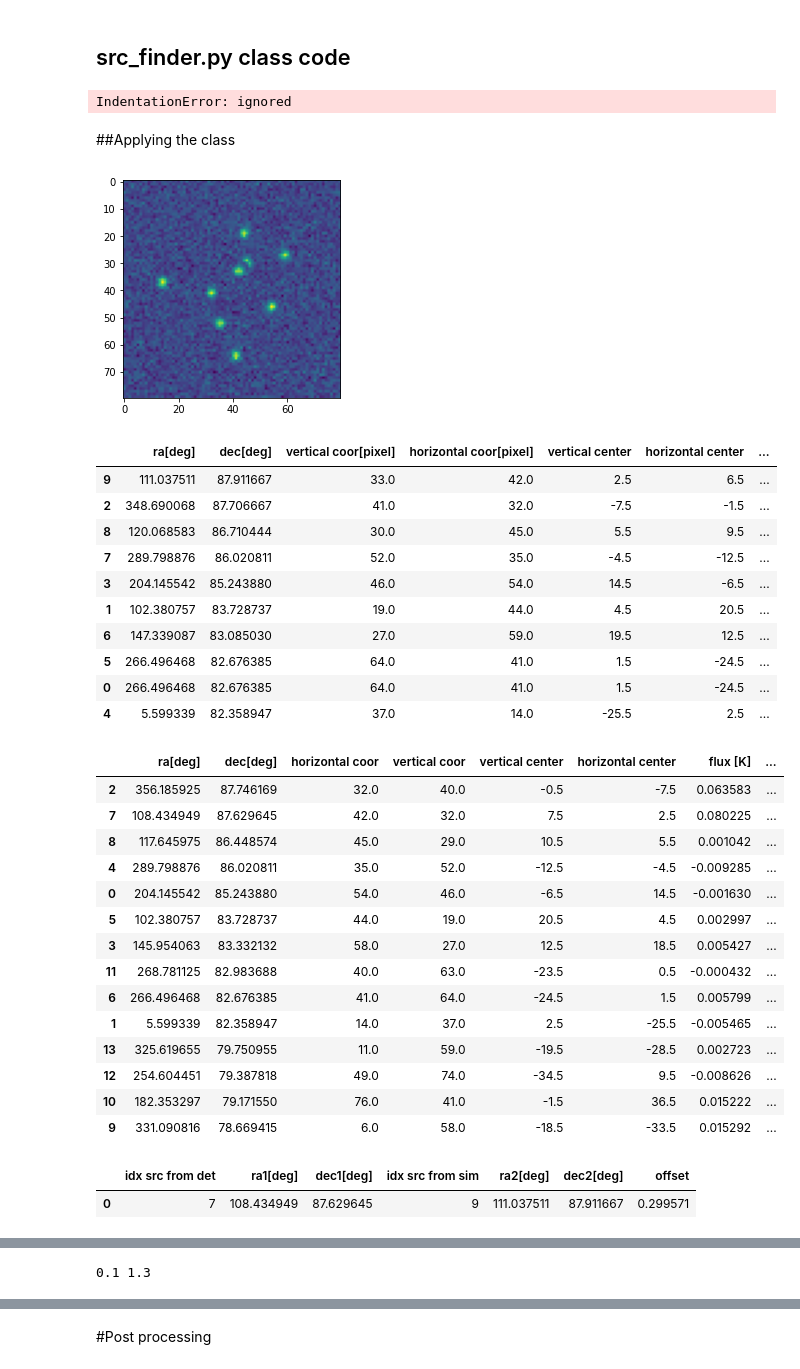
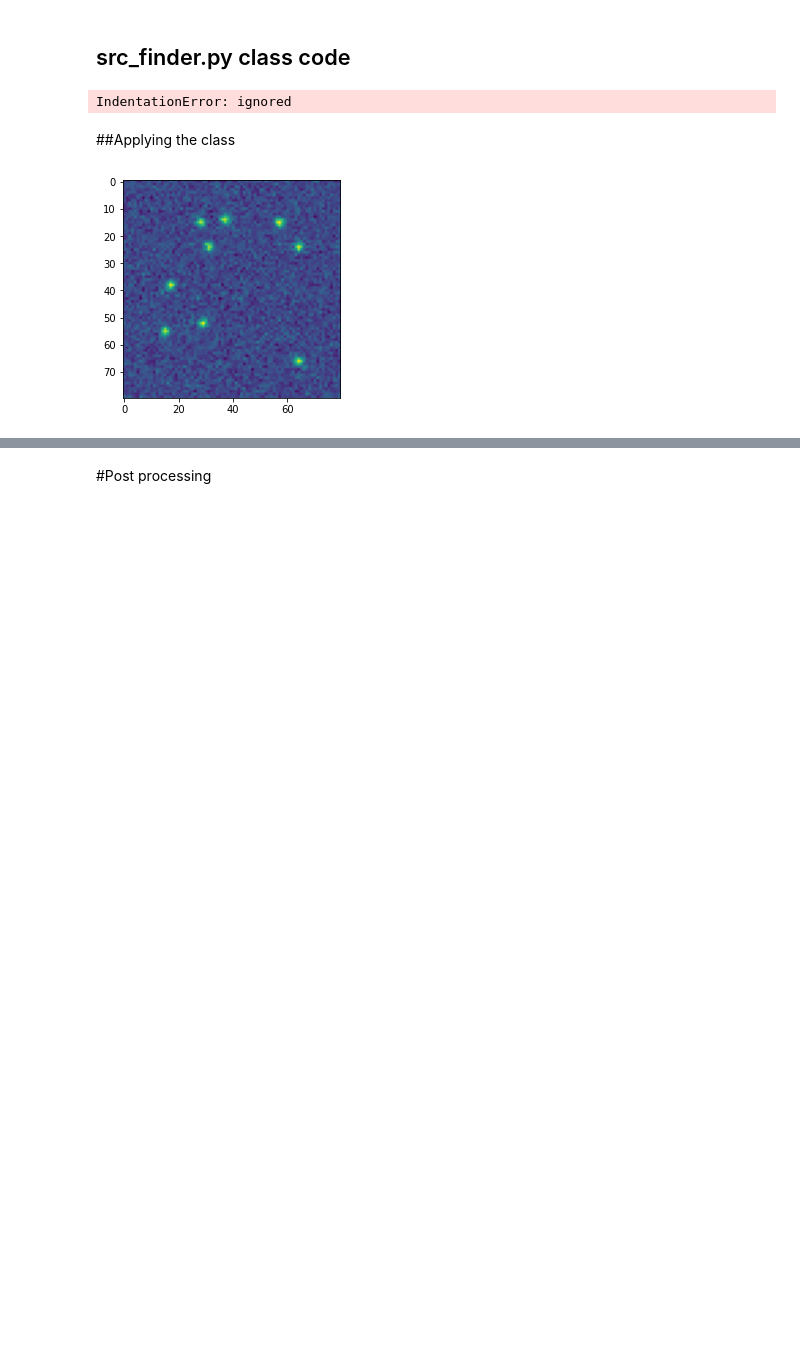
Before and after one commit to ali7amie/Tianlai, a Jupyter notebook: source_finder.ipynb, the cells around one changed output, grey strips where cells are left out. Cells and saved outputs as stored; diff of their text form; code cells hidden in the pictures; blank space fills up the shorter version.

```diff
--- a/source_finder.ipynb
+++ b/source_finder.ipynb
@@ -456,7 +451,7 @@ def detection(conv_maps,n):
      sorted_raw_detection = raw_detection.iloc[sorter]
      return sorted_raw_detection
 
-sorted_raw_detection = detection(conv_maps,2)
+sorted_raw_detection = detection(conv_maps,3)
 sorted_raw_detection
 # %% [output]
 |  | vertical coor | horizontal coor | vertical center | horizontal center | Amplitude [K] | Local median | ... |
@@ -906,11 +946,11 @@ class src_finder:
 
 
 
-        # resolving the no detection case
-       # if len(self.detected_src_coor_upper_pixcorner[0])!=0:
-        #    self.no_detection=False
-        #else:
-         #   self.no_detection=True
+        #resolving the no detection case
+        if len(self.sorted_raw_detection[0])!=0:
+            self.no_detection=False
+        else:
+            self.no_detection=True
 
 
 
@@ -1019,7 +1059,10 @@ class src_finder:
         self.efficiency = len(self.matching_results[0])/len(self.simulation[1])
 
         #compute spurious detection
-        self.spurious_detection = ( len(self.sorted_detection_dataframe) - len(self.matching_results[0]) )/len(self.sorted_detection_dataframe[1])
+        if len(self.sorted_detection_dataframe) == 0:
+            self.spurious_detection = 0
+        else:
+            self.spurious_detection = ( len(self.sorted_detection_dataframe) - len(self.matching_results[0]) )/len(self.sorted_detection_dataframe)
 # %%
 
     def plot(self):
@@ -1030,55 +1073,17 @@ IndentationError: ignored
 ##Applying the class
 # %%
 import importlib
-importlib.reload(src_finder)
+import src_finder
+import cross_matching
+importlib.reload(cross_matching)
 
 
 #create an instance: maps simulated with python
-a=src_finder.src_finder(use='python',detection_kernels_size=(3,5,7),n=1,aperture=(3,3),fits_filename='',map_size=80,map_resolution=18,projection_center=(180,90),noise=0.001,src_number=10,src_size=7,src_std=1.2,flux=1,freq=1300*10**6, matching_aperture=1.5 , max_distance=0.8)
+a=src_finder.src_finder(use='python',detection_kernels_size=(3,5,7),n=3,aperture=(3,3),fits_filename='',map_size=80,map_resolution=18,projection_center=(180,90),noise=0.001,src_number=10,src_size=7,src_std=1.2,flux=1,freq=1300*10**6, matching_aperture=2 , max_distance=1.2)
 
 #the map
 plt.figure()
 plt.imshow(a.rectmap)
 plt.show()
-
-#the simulation dataframe
-display(a.simulation[1])
-
-#the detection dataframe
-display(a.sorted_detection_dataframe)
-
-display(a.matching_results[0])
-
-display(a.matching_results[1])
-
-print(a.efficiency,a.spurious_detection)
 # %% [output]
-[figure, old version]
+[figure, new version]
-|  | ra[deg] | dec[deg] | vertical coor[pixel] | horizontal coor[pixel] | vertical center | horizontal center | ... |
-| 9 | 111.037511 | 87.911667 | 33.0 | 42.0 | 2.5 | 6.5 | ... |
-| 2 | 348.690068 | 87.706667 | 41.0 | 32.0 | -7.5 | -1.5 | ... |
-| 8 | 120.068583 | 86.710444 | 30.0 | 45.0 | 5.5 | 9.5 | ... |
-| 7 | 289.798876 | 86.020811 | 52.0 | 35.0 | -4.5 | -12.5 | ... |
-| 3 | 204.145542 | 85.243880 | 46.0 | 54.0 | 14.5 | -6.5 | ... |
-| 1 | 102.380757 | 83.728737 | 19.0 | 44.0 | 4.5 | 20.5 | ... |
-| 6 | 147.339087 | 83.085030 | 27.0 | 59.0 | 19.5 | 12.5 | ... |
-| 5 | 266.496468 | 82.676385 | 64.0 | 41.0 | 1.5 | -24.5 | ... |
-| 0 | 266.496468 | 82.676385 | 64.0 | 41.0 | 1.5 | -24.5 | ... |
-| 4 | 5.599339 | 82.358947 | 37.0 | 14.0 | -25.5 | 2.5 | ... |
-|  | ra[deg] | dec[deg] | horizontal coor | vertical coor | vertical center | horizontal center | flux [K] | ... |
-| 2 | 356.185925 | 87.746169 | 32.0 | 40.0 | -0.5 | -7.5 | 0.063583 | ... |
-| 7 | 108.434949 | 87.629645 | 42.0 | 32.0 | 7.5 | 2.5 | 0.080225 | ... |
-| 8 | 117.645975 | 86.448574 | 45.0 | 29.0 | 10.5 | 5.5 | 0.001042 | ... |
-| 4 | 289.798876 | 86.020811 | 35.0 | 52.0 | -12.5 | -4.5 | -0.009285 | ... |
-| 0 | 204.145542 | 85.243880 | 54.0 | 46.0 | -6.5 | 14.5 | -0.001630 | ... |
-| 5 | 102.380757 | 83.728737 | 44.0 | 19.0 | 20.5 | 4.5 | 0.002997 | ... |
-| 3 | 145.954063 | 83.332132 | 58.0 | 27.0 | 12.5 | 18.5 | 0.005427 | ... |
-| 11 | 268.781125 | 82.983688 | 40.0 | 63.0 | -23.5 | 0.5 | -0.000432 | ... |
-| 6 | 266.496468 | 82.676385 | 41.0 | 64.0 | -24.5 | 1.5 | 0.005799 | ... |
-| 1 | 5.599339 | 82.358947 | 14.0 | 37.0 | 2.5 | -25.5 | -0.005465 | ... |
-| 13 | 325.619655 | 79.750955 | 11.0 | 59.0 | -19.5 | -28.5 | 0.002723 | ... |
-| 12 | 254.604451 | 79.387818 | 49.0 | 74.0 | -34.5 | 9.5 | -0.008626 | ... |
-| 10 | 182.353297 | 79.171550 | 76.0 | 41.0 | -1.5 | 36.5 | 0.015222 | ... |
-| 9 | 331.090816 | 78.669415 | 6.0 | 58.0 | -18.5 | -33.5 | 0.015292 | ... |
-|  | idx src from det | ra1[deg] | dec1[deg] | idx src from sim | ra2[deg] | dec2[deg] | offset |
-| 0 | 7 | 108.434949 | 87.629645 | 9 | 111.037511 | 87.911667 | 0.299571 |
@@ -1102 +1089,0 @@ print(a.efficiency,a.spurious_detection)
-0.1 1.3
```
Also changed, not shown: parts of 33 cells of this notebook.
